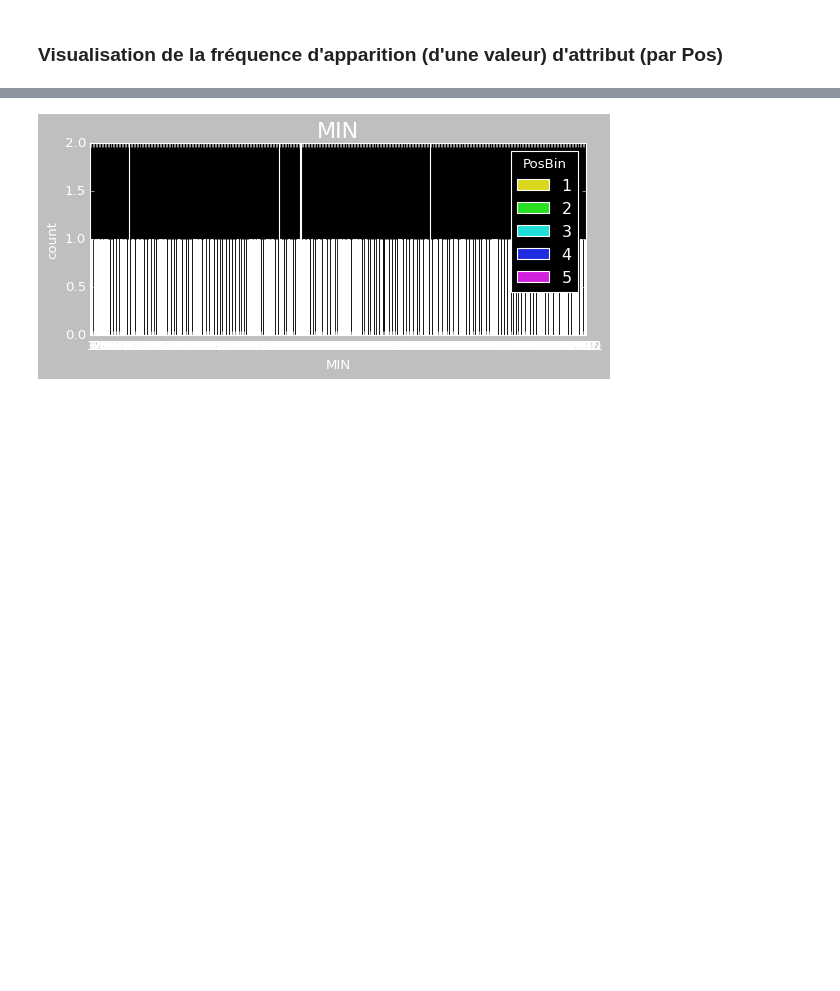
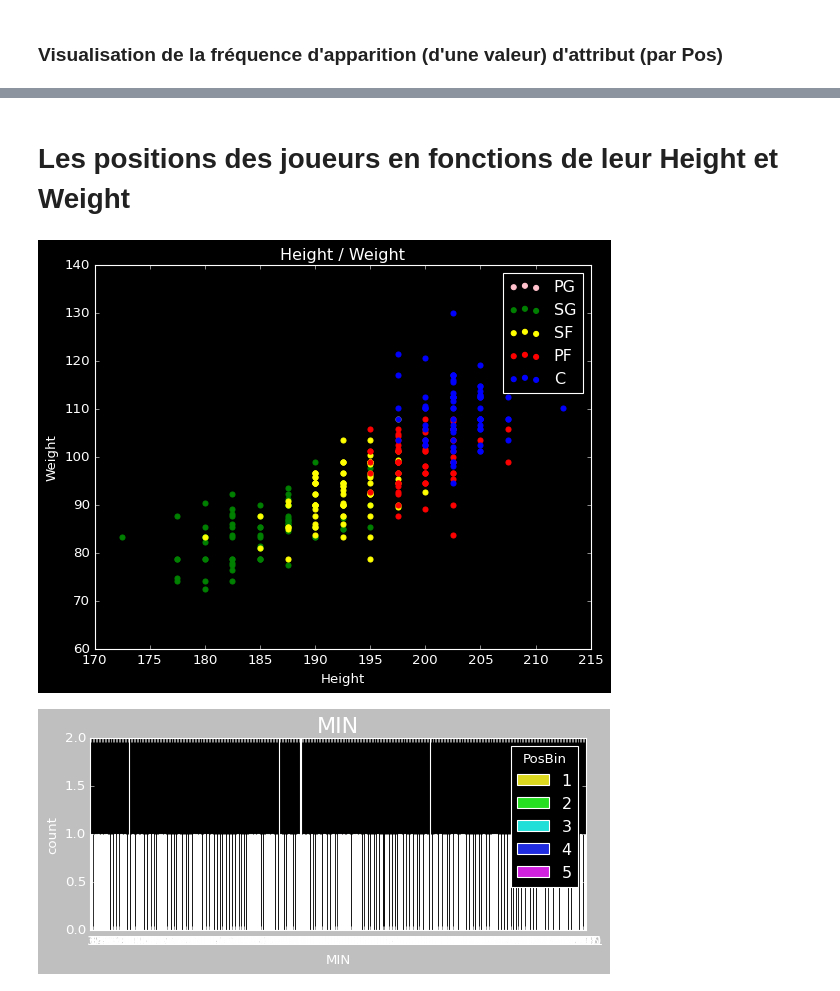
Before and after one commit to julienMP06/NBA-Prediction-1, a Jupyter notebook: Projet/Projet.ipynb, the cells around one changed output, grey strips where cells are left out. Cells and saved outputs as stored; diff of their text form; code cells hidden in the pictures; blank space fills up the shorter version.

```diff
--- a/Projet/Projet.ipynb
+++ b/Projet/Projet.ipynb
@@ -423,3 +438,23 @@ TypeError: list expected at most 1 argument, got 4
+# %% [markdown]
+# Les positions des joueurs en fonctions de leur Height et Weight
+# %%
+values = ['Pink','Green','Yellow','Red','Blue']
+x = data['Height']
+y = data['Weight']
+z = data['PosBin']
+
+legend_dict = {'Pink': 'PG', 'Green': 'SG', 'Yellow': 'SF', 'Red': 'PF', 'Blue': 'C'}
+
+for i in range(len(values)):
+    plt.scatter(x[z==i], y[z==i], color=values[i], label=legend_dict[values[i]])
+
+plt.title('Height / Weight')
+plt.xlabel('Height')
+plt.ylabel('Weight')
+plt.legend()
+plt.show()
+# %% [output]
+[figure, added]
 # %%
 for i in features:
     plt.figure(figsize=(8,3))
```
Also changed, not shown: parts of 3 cells of this notebook.
